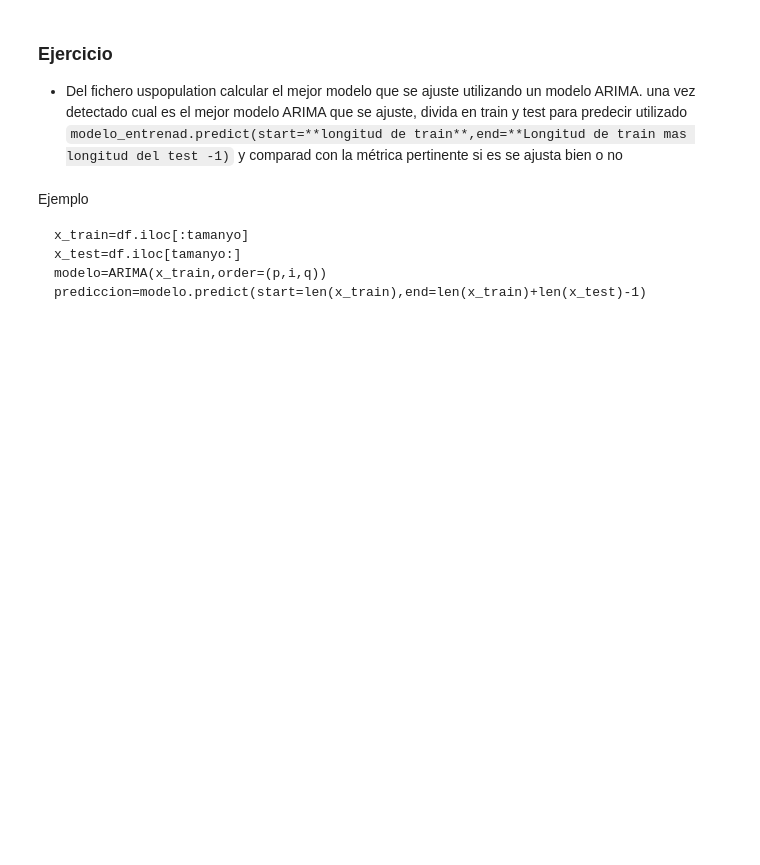
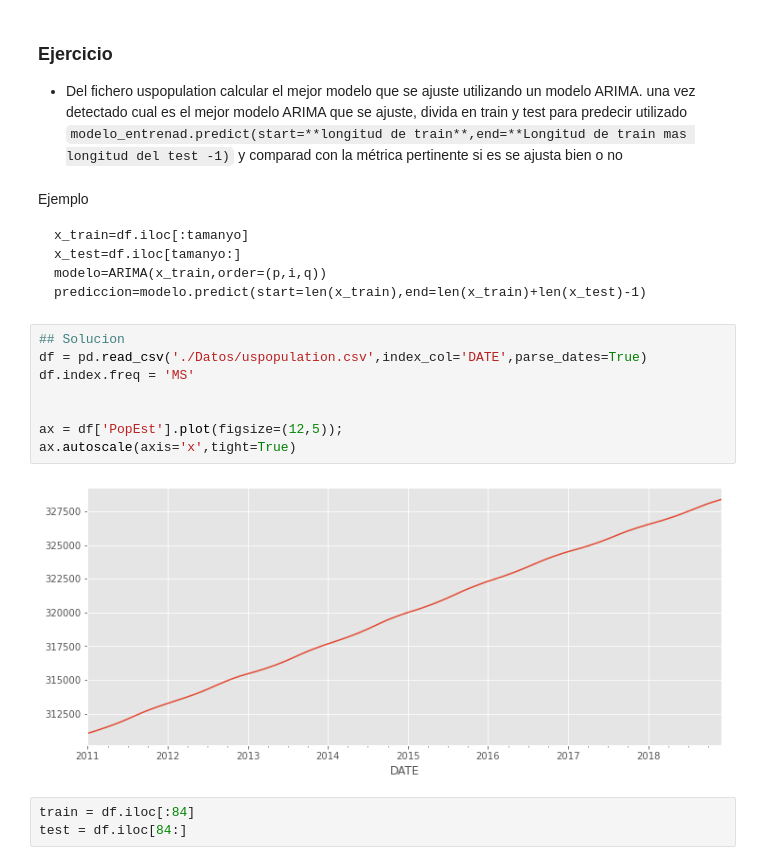
Before and after one commit to felixballestergoytia/Bootcamp_Sep2022, a Jupyter notebook: Seires Temporales/series_Temporales.ipynb, the cells around one changed output. Drawn from its saved outputs; the diff is of its cells as text; blank space fills up the shorter version.

Commit message:
solucion

````diff
--- a/Seires Temporales/series_Temporales.ipynb
+++ b/Seires Temporales/series_Temporales.ipynb
@@ -216,3 +216,16 @@ x_test=df.iloc[tamanyo:]
 modelo=ARIMA(x_train,order=(p,i,q))
 prediccion=modelo.predict(start=len(x_train),end=len(x_train)+len(x_test)-1)
 ```
+# %%
+## Solucion
+df = pd.read_csv('./Datos/uspopulation.csv',index_col='DATE',parse_dates=True)
+df.index.freq = 'MS'
+
+
+ax = df['PopEst'].plot(figsize=(12,5));
+ax.autoscale(axis='x',tight=True)
+# %% [output]
+[figure, added]
+# %%
+train = df.iloc[:84]
+test = df.iloc[84:]
````
Also changed, not shown: parts of 18 cells of this notebook.
